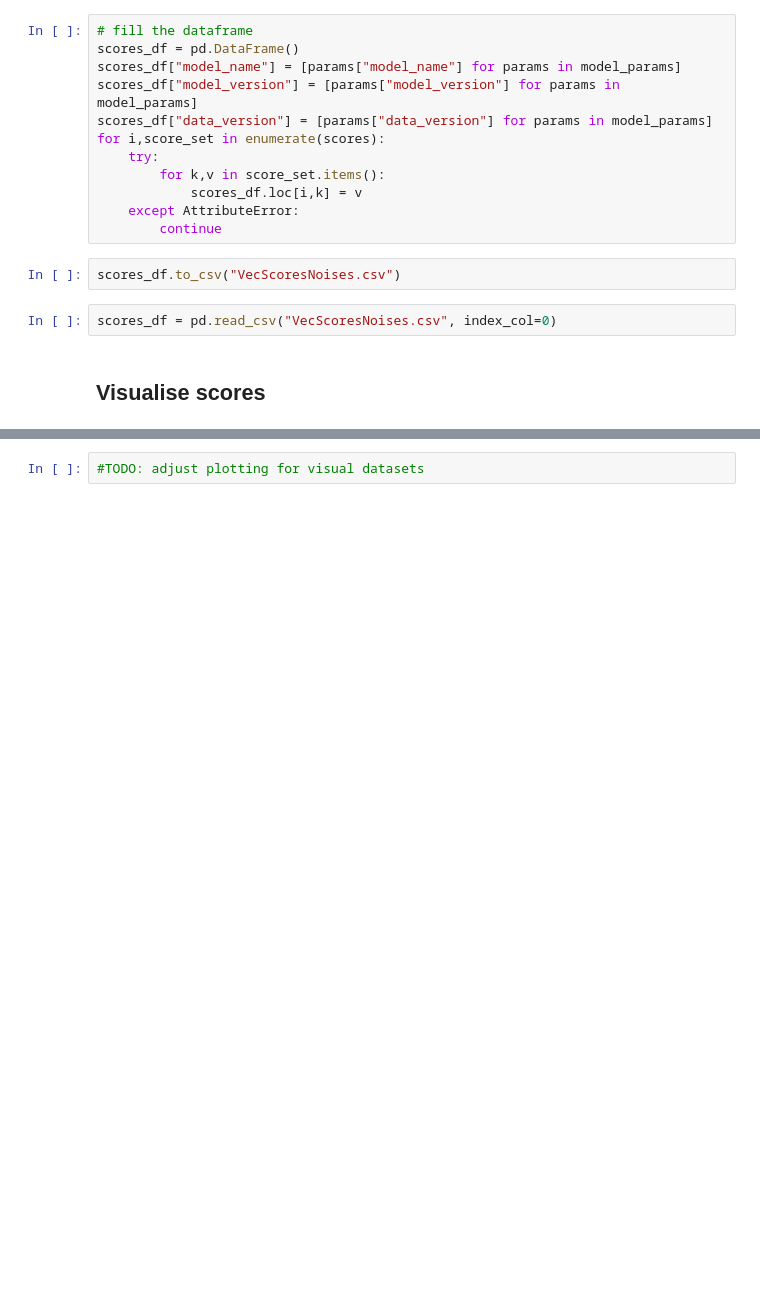
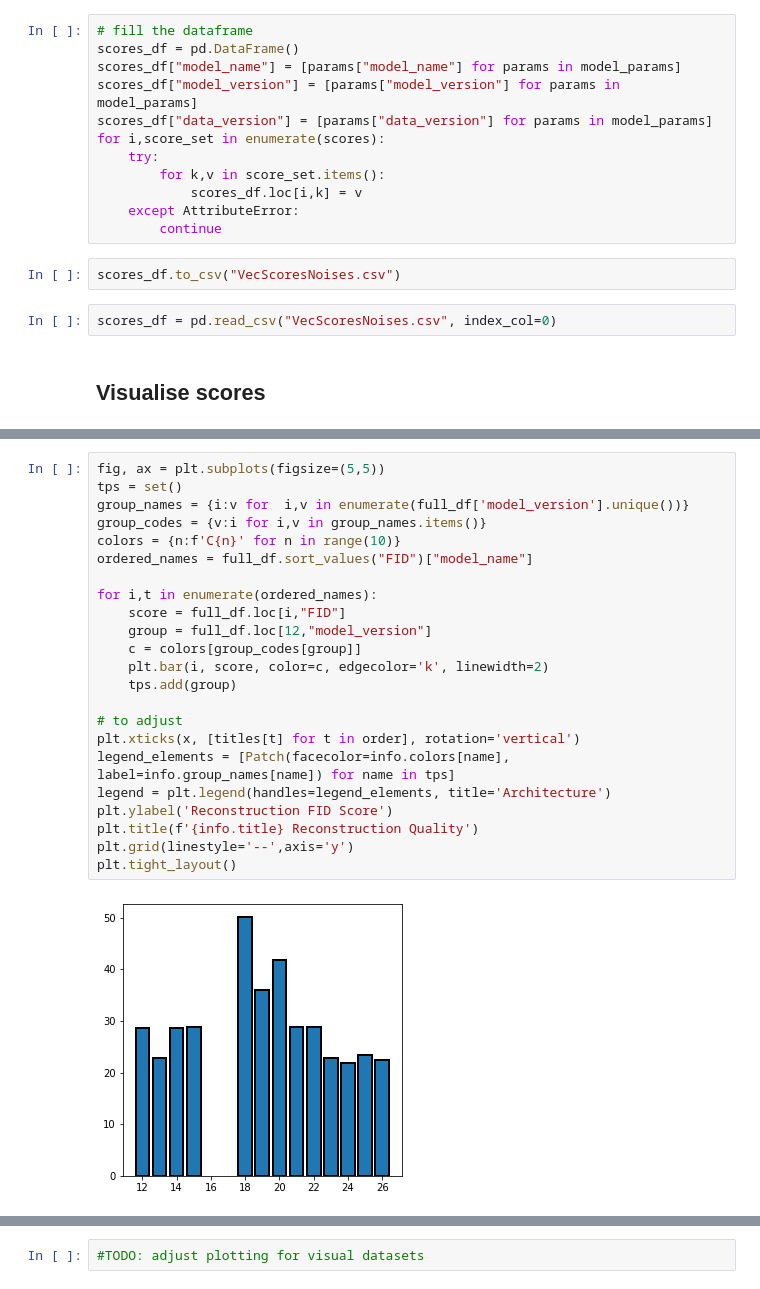
Before and after one commit to GiuliaLanzillotta/CausalAE, a Jupyter notebook: visualisations/Scoring.ipynb, the cells around one changed output, grey strips where cells are left out. Saved outputs shown, nothing was run; the diff lists cells and outputs as text; blank space fills up the shorter version.

```diff
--- a/visualisations/Scoring.ipynb
+++ b/visualisations/Scoring.ipynb
@@ -198,0 +225,25 @@ scores_df
+# %%
+fig, ax = plt.subplots(figsize=(5,5))
+tps = set()
+group_names = {i:v for  i,v in enumerate(full_df['model_version'].unique())}
+group_codes = {v:i for i,v in group_names.items()}
+colors = {n:f'C{n}' for n in range(10)}
+ordered_names = full_df.sort_values("FID")["model_name"]
+
+for i,t in enumerate(ordered_names):
+    score = full_df.loc[i,"FID"]
+    group = full_df.loc[12,"model_version"]
+    c = colors[group_codes[group]]
+    plt.bar(i, score, color=c, edgecolor='k', linewidth=2)
+    tps.add(group)
+
+# to adjust
+plt.xticks(x, [titles[t] for t in order], rotation='vertical')
+legend_elements = [Patch(facecolor=info.colors[name], label=info.group_names[name]) for name in tps]
+legend = plt.legend(handles=legend_elements, title='Architecture')
+plt.ylabel('Reconstruction FID Score')
+plt.title(f'{info.title} Reconstruction Quality')
+plt.grid(linestyle='--',axis='y')
+plt.tight_layout()
+# %% [output]
+[figure, added]
```
Also changed, not shown: parts of 14 cells of this notebook, 8 other files.
